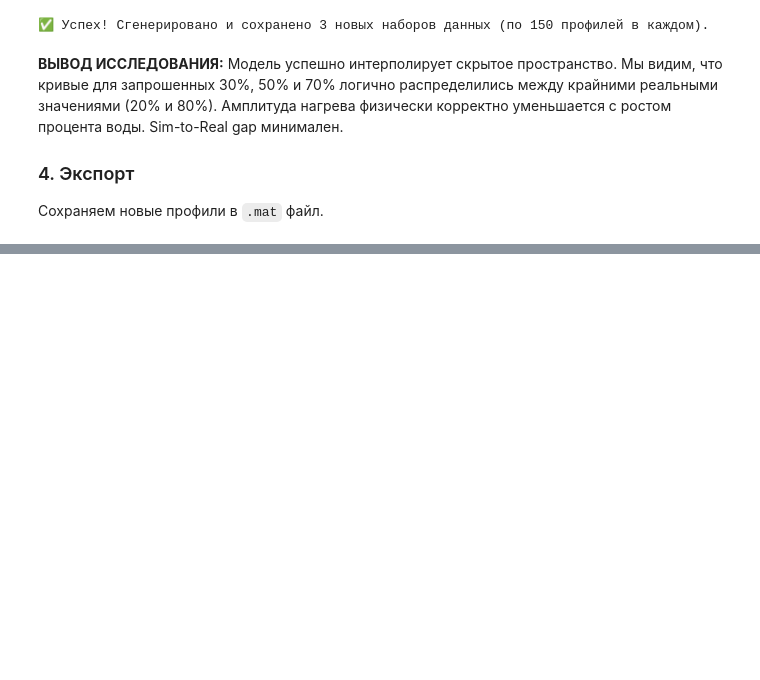
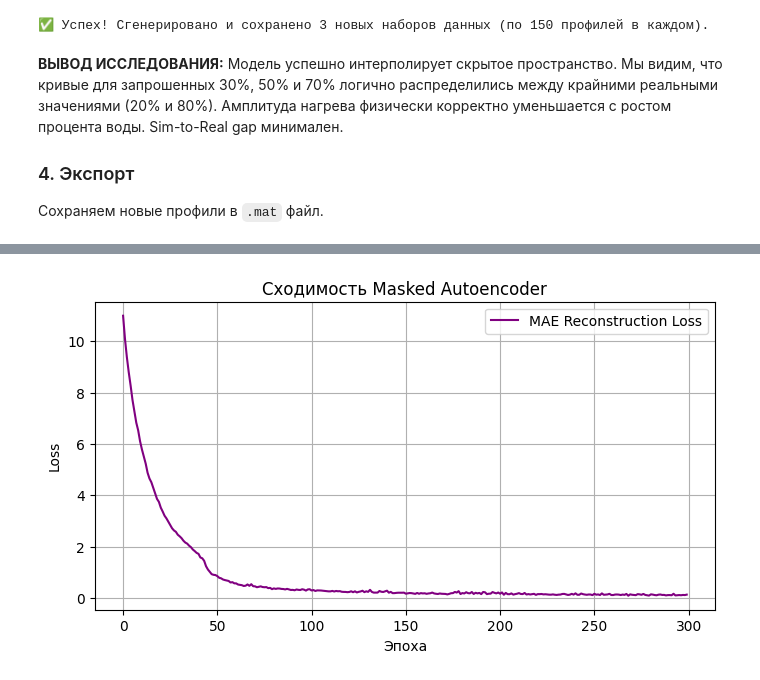
Before and after one commit to Gumbatali/honeycomb-water-detection, a Jupyter notebook: notebooks/Stage_5_Conditional_VAE_Synthesis.ipynb, the cells around one changed output, grey strips where cells are left out. Saved outputs shown, nothing was run; the diff lists cells and outputs as text; code cells hidden in the pictures; blank space fills up the shorter version.

```diff
--- a/notebooks/Stage_5_Conditional_VAE_Synthesis.ipynb
+++ b/notebooks/Stage_5_Conditional_VAE_Synthesis.ipynb
@@ -382 +383,42 @@ print(f"✅ Успех! Сгенерировано и сохранено {export
 ✅ Успех! Сгенерировано и сохранено 3 наборов ИСКЛЮЧИТЕЛЬНО с синтетикой.
+# %%
+# Инициализируем MAE (скрываем 50% кривой при обучении)
+mae_model = ThermalConditionalMAE(
+    input_dim=FRAMES_COUNT,
+    cond_dim=COND_DIM,
+    hidden_dim=512,
+    mask_ratio=0.50
+).to(DEVICE)
+
+optimizer_mae = optim.AdamW(mae_model.parameters(), lr=0.001)
+
+print(f"Начало обучения Masked Autoencoder...")
+mae_model.train()
+mae_loss_history = []
+
+for epoch in range(EPOCHS):
+    optimizer_mae.zero_grad()
+
+    # x_rec - восстановленный профиль, mask - бинарная маска
+    x_rec, mask = mae_model(X_train, C_train)
+
+    # Ошибка считается по скрытым участкам
+    loss = mae_loss_fn(x_rec, X_train, mask)
+    loss.backward()
+    optimizer_mae.step()
+
+    mae_loss_history.append(loss.item())
+
+    if (epoch + 1) % 50 == 0:
+        print(f"Эпоха [{epoch+1}/{EPOCHS}] | MAE Loss: {loss.item():.4f}")
+
+# График обучения
+plt.figure(figsize=(8, 4))
+plt.plot(mae_loss_history, color='purple', label='MAE Reconstruction Loss')
+plt.title('Сходимость Masked Autoencoder')
+plt.xlabel('Эпоха')
+plt.ylabel('Loss')
+plt.legend()
+plt.grid(True)
+plt.show()
+# %% [output]
@@ -382,0 +432 @@ print(f"✅ Успех! Сгенерировано и сохранено {export
+[figure, added]
```
Also changed, not shown: parts of 7 cells of this notebook, 5 other files.
